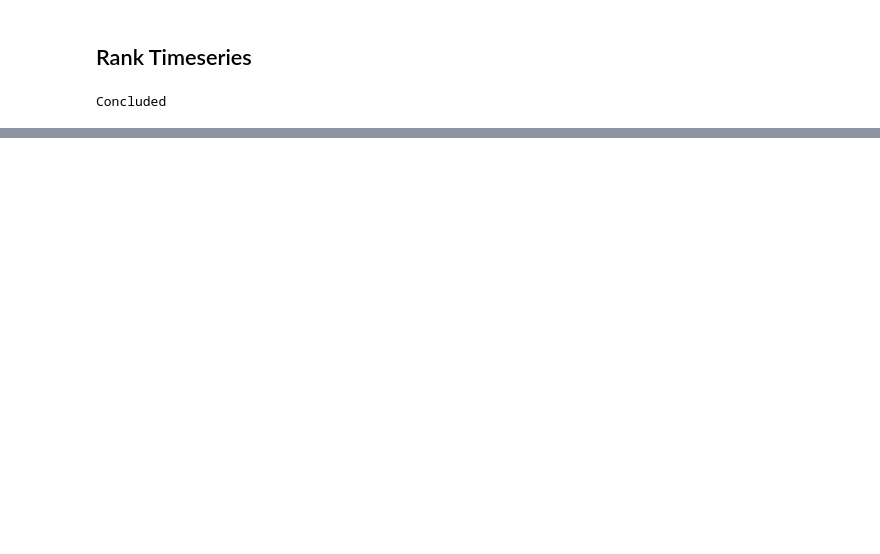
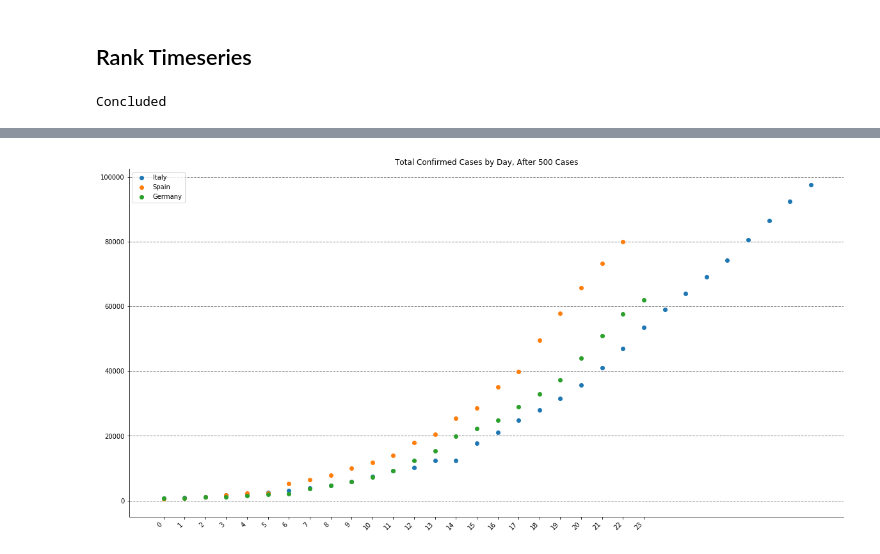
Before and after one commit to Thiagobc23/COVID-19, a Jupyter notebook: COVID19.ipynb, the cells around one changed output, grey strips where cells are left out. Cells and saved outputs as stored; diff of their text form; code cells hidden in the pictures; blank space fills up the shorter version.

```diff
--- a/COVID19.ipynb
+++ b/COVID19.ipynb
@@ -208,0 +285,15 @@ plt.close('all')
+# %%
+# Italy hit 500 on 02-27-2020
+# Spain hit 500 on 03-07-2020
+# Germany hit 500 on 03-06-2020
+
+fig, ax = plt.subplots(1, figsize=(20,10))
+
+plot_contry(['Italy'], '02-27-2020', '02-28-2020')
+plot_contry(['Spain'], '03-07-2020', '03-08-2020')
+plot_contry(['Germany'], '03-06-2020', '03-07-2020')
+
+plt.legend(['Italy', 'Spain', 'Germany'])
+plt.savefig('pics/most_affected_eur.png', facecolor='white', edgecolor='none')
+# %% [output]
+[figure, added]
```
Also changed, not shown: parts of 9 cells of this notebook, 1 other file.
